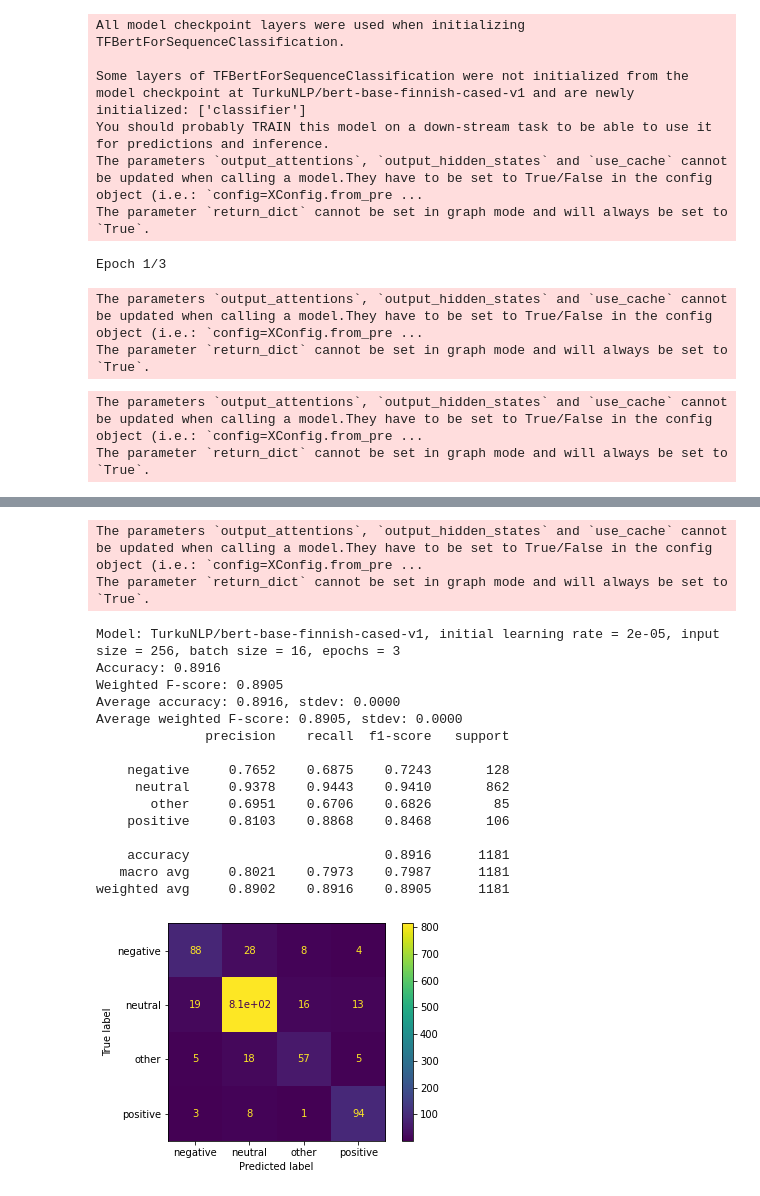
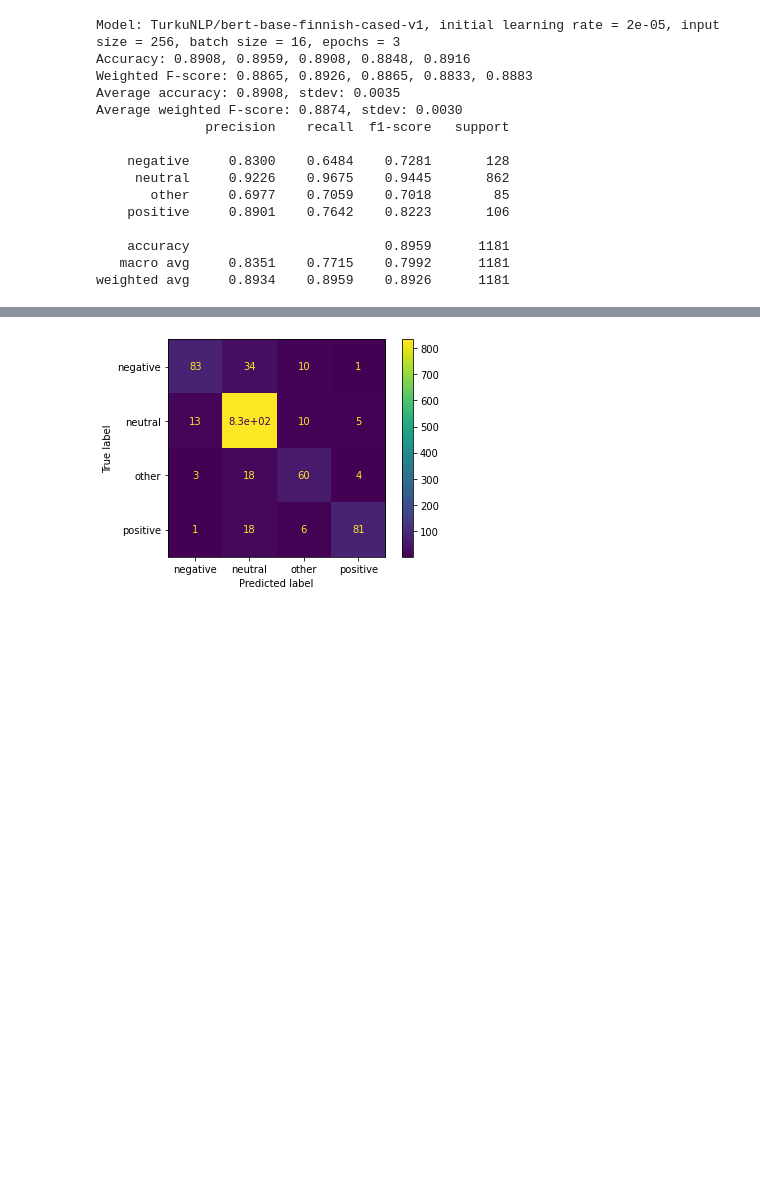
Before and after one commit to Itara20/tdt-sentiment-classification, a Jupyter notebook: tdt_comparison.ipynb, the cells around one changed output, grey strips where cells are left out. Drawn from its saved outputs; the diff is of its cells as text; code cells hidden in the pictures; blank space fills up the shorter version.

```diff
--- a/tdt_comparison.ipynb
+++ b/tdt_comparison.ipynb
@@ -152,8 +155,12 @@ class ReturnBestEarlyStopping(tf.keras.callbacks.EarlyStopping):
     if self.restore_best_weights:
       self.model.set_weights(self.best_weights)
 
-init_lr = 2e-5
-epochs = 3
+init_lr_ml = 2e-5
+epochs_ml = 5
+init_lr_nc = 2e-5
+epochs_nc = 3
+init_lr_c = 2e-5
+epochs_c = 3
 batch_size_train = 16
 
 def train(model_name, t, train_labels, eval, num_labels, init_lr, epochs, batch_size_train):
@@ -176,7 +183,7 @@ def train(model_name, t, train_labels, eval, num_labels, init_lr, epochs, batch_
             validation_data=eval,
             batch_size=batch_size_train,
             epochs=epochs,
-            callbacks=[ReturnBestEarlyStopping(monitor='val_sparse_categorical_accuracy', patience=2, restore_best_weights=True)])
+            callbacks=[ReturnBestEarlyStopping(monitor='val_sparse_categorical_accuracy', patience=4, restore_best_weights=True)])
   return model
 # %%
 # Set up evaluation
@@ -203,3 +210,10 @@ def print_results(runs, eval_labels):
   max_p = runs[max_i].argmax(-1)
   ConfusionMatrixDisplay(confusion_matrix(eval_labels, max_p), label_encoder.classes_).plot()
   print(classification_report(eval_labels, max_p, target_names=label_encoder.classes_, digits=4))
+# %%
+# Evaluate noncontextual data with mBERT
+
+runs_multilingual = []
+train_evaluate(runs_multilingual, model_name_ml, t_ml, tf.constant(train_labels), e_ml, tf.constant(eval_labels), num_labels, init_lr_ml, epochs_ml, batch_size_train, 5)
+print(f"Model: {model_name_ml}, initial learning rate = {init_lr_ml}, input size = {input_size_nc}, batch size = {batch_size_train}, epochs = {epochs_ml}")
+print_results(runs_multilingual, eval_labels)
@@ -206,8 +273,8 @@ def print_results(runs, eval_labels):
 # %%
-# Evaluate noncontextual data
+# Evaluate noncontextual data with FinBERT
 
 runs_no_context = []
-train_evaluate(runs_no_context, model_name_nc, t, tf.constant(train_labels), e, tf.constant(eval_labels), num_labels, init_lr, epochs, batch_size_train, 7)
-print(f"Model: {model_name_nc}, initial learning rate = {init_lr}, input size = {input_size_nc}, batch size = {batch_size_train}, epochs = {epochs}")
+train_evaluate(runs_no_context, model_name_nc, t_nc, tf.constant(train_labels), e_nc, tf.constant(eval_labels), num_labels, init_lr_nc, epochs_nc, batch_size_train, 7)
+print(f"Model: {model_name_nc}, initial learning rate = {init_lr_nc}, input size = {input_size_nc}, batch size = {batch_size_train}, epochs = {epochs_nc}")
 print_results(runs_no_context, eval_labels)
 # %% [output]
@@ -231,8 +326,8 @@ weighted avg     0.8833    0.8874    0.8835      1181
 # Evaluate data with left context only
 
 runs_left_context = []
-train_evaluate(runs_left_context, model_name_c, t_left_sep, tf.constant(train_labels), e_left_sep, tf.constant(eval_labels), num_labels, init_lr, epochs, batch_size_train, 7)
-print(f"Model: {model_name_c}, initial learning rate = {init_lr}, input size = {input_size_c}, batch size = {batch_size_train}, epochs = {epochs}")
+train_evaluate(runs_left_context, model_name_c, t_left_sep, tf.constant(train_labels), e_left_sep, tf.constant(eval_labels), num_labels, init_lr_c, epochs_c, batch_size_train, 5)
+print(f"Model: {model_name_c}, initial learning rate = {init_lr_c}, input size = {input_size_c}, batch size = {batch_size_train}, epochs = {epochs_c}")
 print_results(runs_left_context, eval_labels)
 # %% [output]
 All model checkpoint layers were used when initializing TFBertForSequenceClassification.
@@ -273,18 +378,22 @@ weighted avg     0.8819    0.8823    0.8807      1181
 # Evaluate data with both left and right context
 
 runs_full_context = []
-train_evaluate(runs_full_context, model_name_c, t_full_sep, tf.constant(train_labels), e_full_sep, tf.constant(eval_labels), num_labels, init_lr, epochs, batch_size_train, 7)
-print(f"Model: {model_name_c}, initial learning rate = {init_lr}, input size = {input_size_c}, batch size = {batch_size_train}, epochs = {epochs}")
+train_evaluate(runs_full_context, model_name_c, t_full_sep, tf.constant(train_labels), e_full_sep, tf.constant(eval_labels), num_labels, init_lr_c, epochs_c, batch_size_train, 5)
+print(f"Model: {model_name_c}, initial learning rate = {init_lr_c}, input size = {input_size_c}, batch size = {batch_size_train}, epochs = {epochs_c}")
 print_results(runs_full_context, eval_labels)
 # %% [output]
-All model checkpoint layers were used when initializing TFBertForSequenceClassification.
+Model: TurkuNLP/bert-base-finnish-cased-v1, initial learning rate = 2e-05, input size = 256, batch size = 16, epochs = 3
+Accuracy: 0.8908, 0.8959, 0.8908, 0.8848, 0.8916
+Weighted F-score: 0.8865, 0.8926, 0.8865, 0.8833, 0.8883
+Average accuracy: 0.8908, stdev: 0.0035
+Average weighted F-score: 0.8874, stdev: 0.0030
+              precision    recall  f1-score   support
 
-Some layers of TFBertForSequenceClassification were not initialized from the model checkpoint at TurkuNLP/bert-base-finnish-cased-v1 and are newly initialized: ['classifier']
-You should probably TRAIN this model on a down-stream task to be able to use it for predictions and inference.
-The parameters `output_attentions`, `output_hidden_states` and `use_cache` cannot be updated when calling a model.They have to be set to True/False in the config object (i.e.: `config=XConfig.from_pre ...
-The parameter `return_dict` cannot be set in graph mode and will always be set to `True`.
+    negative     0.8300    0.6484    0.7281       128
+     neutral     0.9226    0.9675    0.9445       862
+       other     0.6977    0.7059    0.7018        85
+    positive     0.8901    0.7642    0.8223       106
+
+    accuracy                         0.8959      1181
+   macro avg     0.8351    0.7715    0.7992      1181
+weighted avg     0.8934    0.8959    0.8926      1181
-Epoch 1/3
-The parameters `output_attentions`, `output_hidden_states` and `use_cache` cannot be updated when calling a model.They have to be set to True/False in the config object (i.e.: `config=XConfig.from_pre ...
-The parameter `return_dict` cannot be set in graph mode and will always be set to `True`.
-The parameters `output_attentions`, `output_hidden_states` and `use_cache` cannot be updated when calling a model.They have to be set to True/False in the config object (i.e.: `config=XConfig.from_pre ...
-The parameter `return_dict` cannot be set in graph mode and will always be set to `True`.
@@ -296,18 +400 @@ Epoch 3/3
-The parameters `output_attentions`, `output_hidden_states` and `use_cache` cannot be updated when calling a model.They have to be set to True/False in the config object (i.e.: `config=XConfig.from_pre ...
-The parameter `return_dict` cannot be set in graph mode and will always be set to `True`.
-Model: TurkuNLP/bert-base-finnish-cased-v1, initial learning rate = 2e-05, input size = 256, batch size = 16, epochs = 3
-Accuracy: 0.8916
-Weighted F-score: 0.8905
-Average accuracy: 0.8916, stdev: 0.0000
-Average weighted F-score: 0.8905, stdev: 0.0000
-              precision    recall  f1-score   support
-
-    negative     0.7652    0.6875    0.7243       128
-     neutral     0.9378    0.9443    0.9410       862
-       other     0.6951    0.6706    0.6826        85
-    positive     0.8103    0.8868    0.8468       106
-
-    accuracy                         0.8916      1181
-   macro avg     0.8021    0.7973    0.7987      1181
-weighted avg     0.8902    0.8916    0.8905      1181
-[figure, old version]
+[figure, new version]
```
Also changed, not shown: parts of 7 cells of this notebook.
